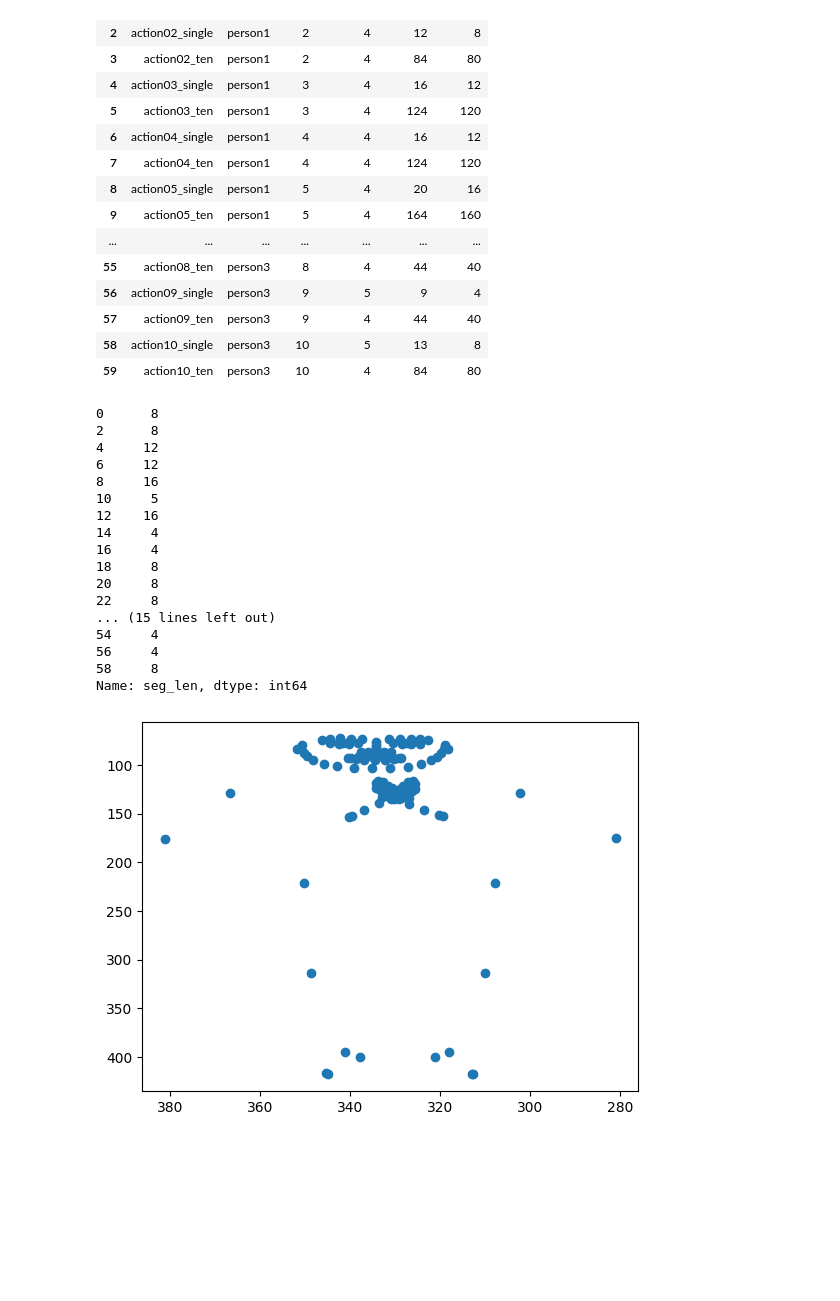
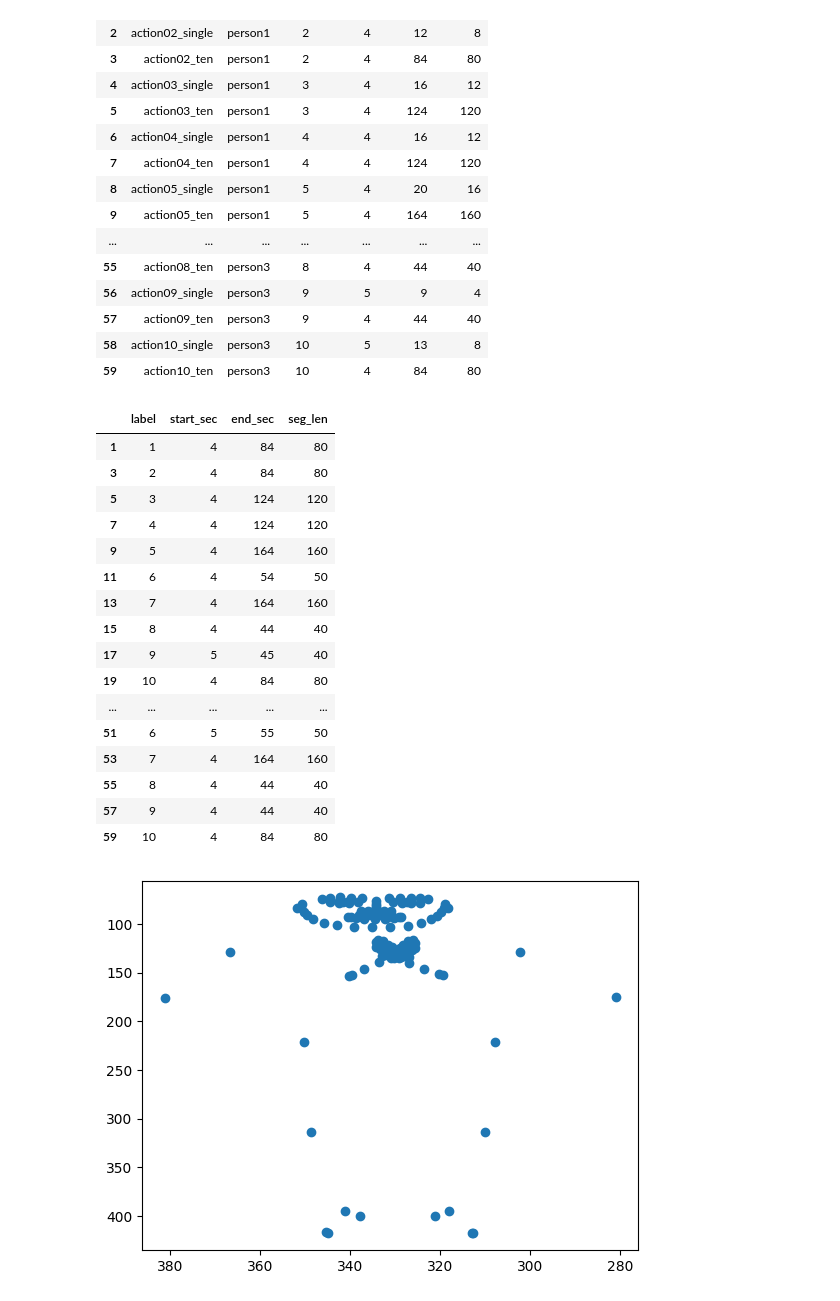
Before and after one commit to LimSuH/Kinetic_GAN_LimSuH, a Jupyter notebook: NRCtrain.ipynb, the cells around one changed output. Cells and saved outputs as stored; diff of their text form; code cells hidden in the pictures; blank space fills up the shorter version.

```diff
--- a/NRCtrain.ipynb
+++ b/NRCtrain.ipynb
@@ -66,27 +66,29 @@ metadata
 # %%
 # seglen = metadata.iloc[:,5]
 # seglen = seglen[::2]
 # seglen
 
-metadata = meta
+metadata = metadata.iloc[:,2:]
+metadata = metadata[1::2]
+metadata
 # %% [output]
-0      8
-2      8
-4     12
-6     12
-8     16
-10     5
-12    16
-14     4
-16     4
-18     8
-20     8
-22     8
-... (15 lines left out)
-54     4
-56     4
-58     8
-Name: seg_len, dtype: int64
+|  | label | start_sec | end_sec | seg_len |
+| 1 | 1 | 4 | 84 | 80 |
+| 3 | 2 | 4 | 84 | 80 |
+| 5 | 3 | 4 | 124 | 120 |
+| 7 | 4 | 4 | 124 | 120 |
+| 9 | 5 | 4 | 164 | 160 |
+| 11 | 6 | 4 | 54 | 50 |
+| 13 | 7 | 4 | 164 | 160 |
+| 15 | 8 | 4 | 44 | 40 |
+| 17 | 9 | 5 | 45 | 40 |
+| 19 | 10 | 4 | 84 | 80 |
+| ... | ... | ... | ... | ... |
+| 51 | 6 | 5 | 55 | 50 |
+| 53 | 7 | 4 | 164 | 160 |
+| 55 | 8 | 4 | 44 | 40 |
+| 57 | 9 | 4 | 44 | 40 |
+| 59 | 10 | 4 | 84 | 80 |
 # %%
 test = np.load(nrc_npy[0])
 test.shape
```
